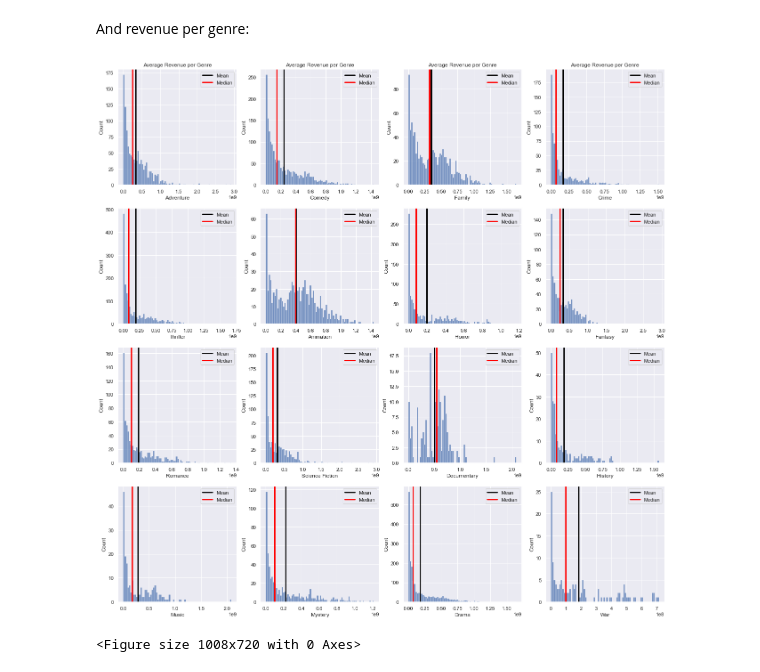
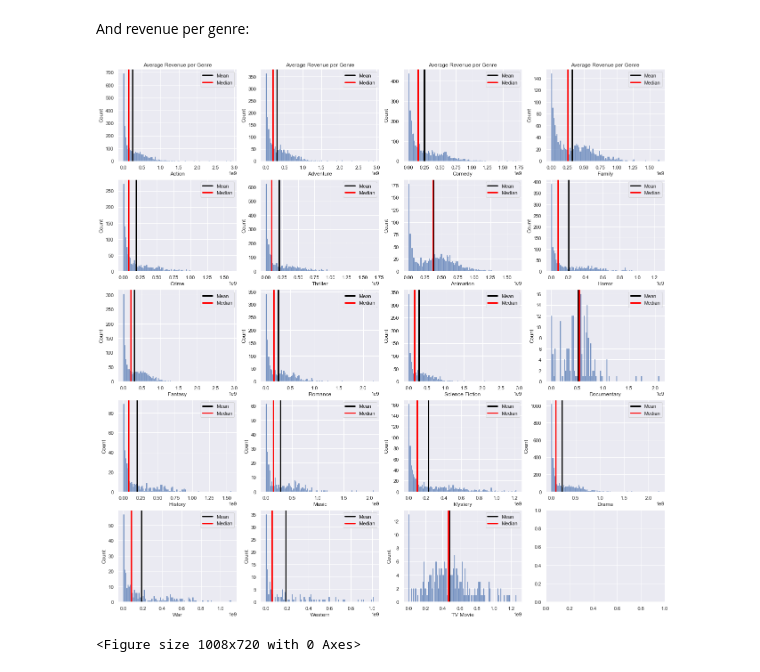
Before and after one commit to Reynch/dsc-phase-2-project-v3, a Jupyter notebook: Rachel.ipynb, the cells around one changed output. Drawn from its saved outputs; the diff is of its cells as text; code cells hidden in the pictures.

Commit message:
updated images

```diff
--- a/Rachel.ipynb
+++ b/Rachel.ipynb
@@ -424,29 +424,29 @@ And revenue per genre:
 # %%
 sns.set_theme(context='notebook', style='darkgrid', palette='deep', font='sans-serif',
               font_scale=1, color_codes=True, rc=None)
 
-fig, axs = plt.subplots(4, 4, figsize=(22, 22))
+fig, axs = plt.subplots(5, 4, figsize=(22, 22))
 y = 0
 x = 0
 
 for genre in genre_list:
     sns.histplot(imdb_movies[imdb_movies[genre] == True]['revenue'], ax = axs[math.floor(x),y%4], bins=int(np.sqrt(len(imdb_movies[genre]))))
     axs[math.floor(x),y%4].set_xlabel(genre)
     axs[math.floor(x),y%4].axvline(x = imdb_movies[imdb_movies[genre] == True]['revenue'].mean(), color = 'black', lw = 3)
     axs[math.floor(x),y%4].axvline(x = imdb_movies[imdb_movies[genre] == True]['revenue'].median(), color = 'red', lw = 3)
 
     labels = ['Mean', 'Median']
     axs[math.floor(x),y%4].legend(labels)
 
     if math.floor(x) == 0:
         axs[math.floor(x),y%4].set_title('Average Revenue per Genre')
     y += 1
     x += .25
 
 plt.savefig("./images/avg_revenue_per_genre.png", dpi=150)
     # compare to median, how many movies make a profit vs ones that dont
 # %% [output]
-[figure, old version]
+[figure, new version]
 # %%
 # sns.set_theme(context='notebook', style='darkgrid', palette='deep', font='sans-serif',
 #               font_scale=1, color_codes=True, rc=None)
```
Also changed, not shown: parts of 7 cells of this notebook, 6 other files.
